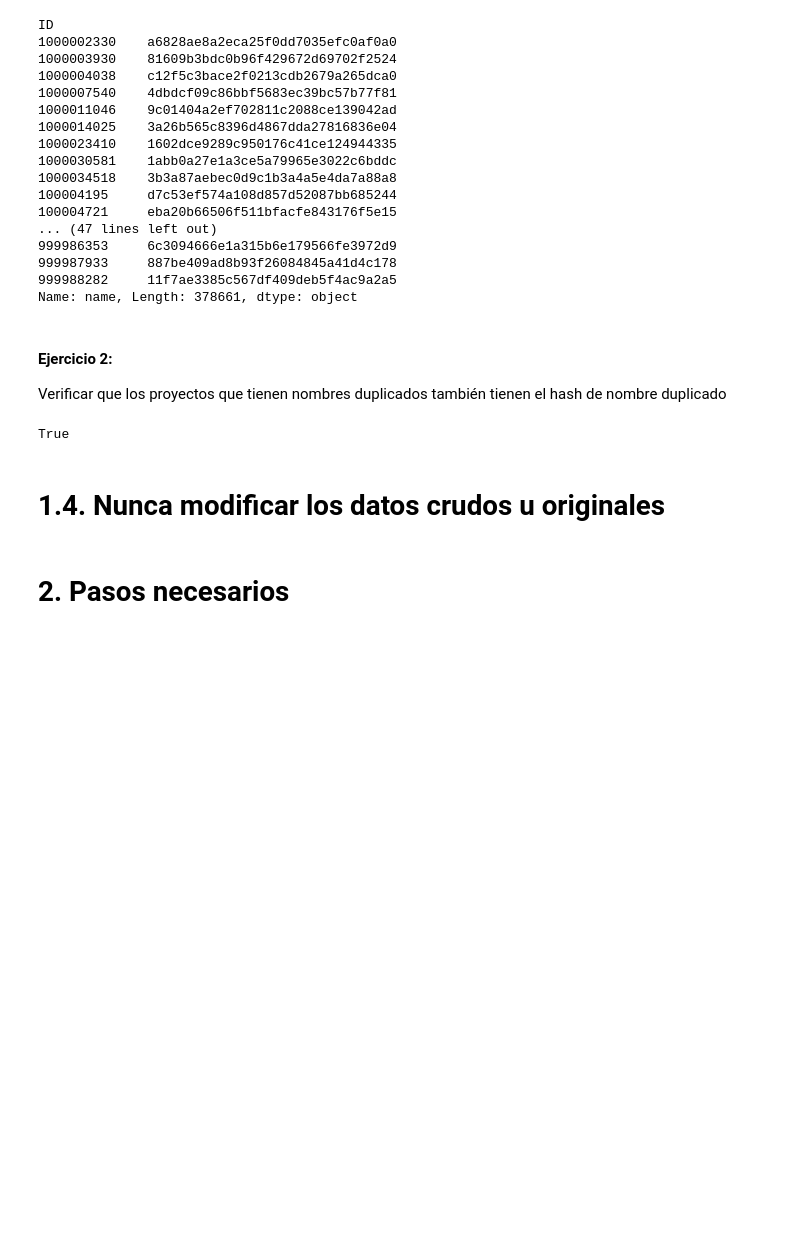
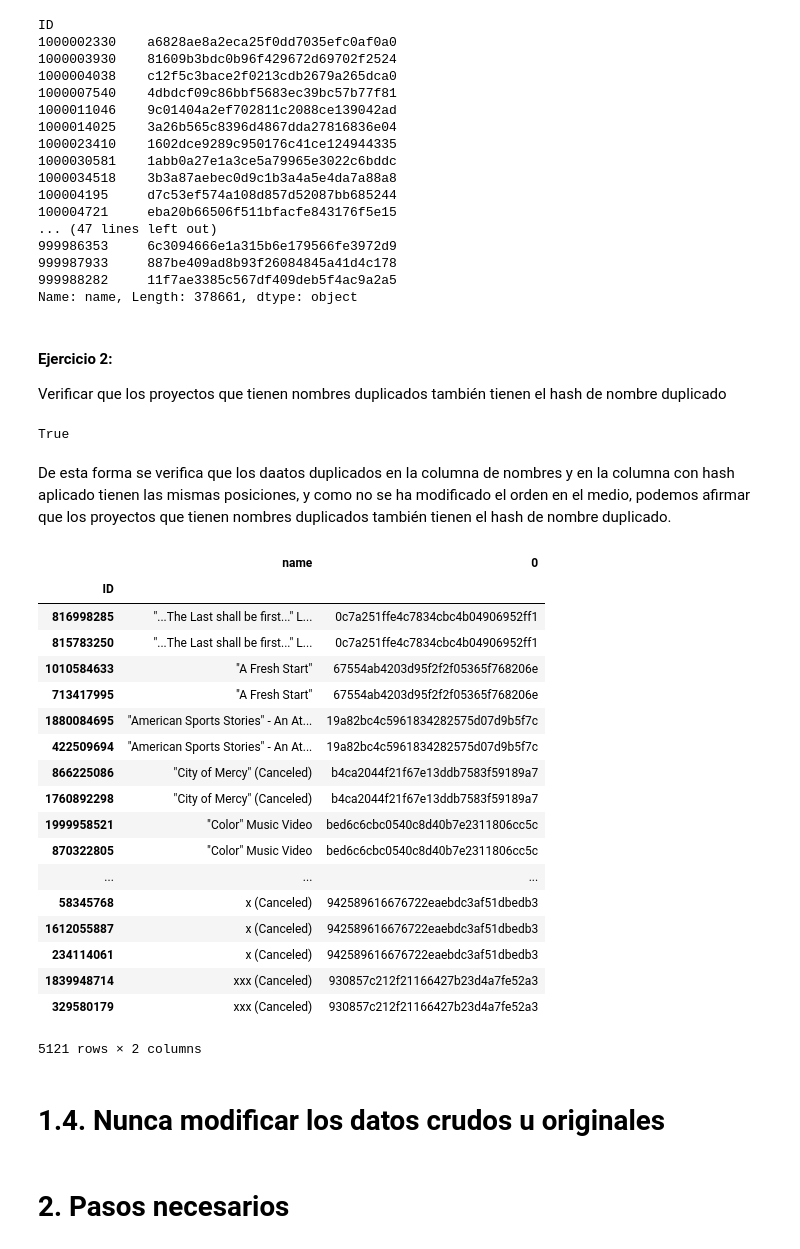
Before and after one commit to joaco18/Diplo_Datos_Exploraci-nyCuraci-n, a Jupyter notebook: notebooks/Limpieza.ipynb, the cells around one changed output. Drawn from its saved outputs; the diff is of its cells as text; code cells hidden in the pictures; blank space fills up the shorter version.

```diff
--- a/notebooks/Limpieza.ipynb
+++ b/notebooks/Limpieza.ipynb
@@ -470,6 +469,32 @@ dupl = kickstarter_2018['name'].apply(hashit)
 np.array_equal(kickstarter_2018.name.duplicated(keep=False),dupl.duplicated(keep=False))
 # %% [output]
 True
+# %% [markdown]
+De esta forma se verifica que los daatos duplicados en la columna de nombres y en la columna con hash aplicado tienen las mismas posiciones, y como no se ha modificado el orden en el medio, podemos afirmar que los proyectos que tienen nombres duplicados también tienen el hash de nombre duplicado.
+# %%
+dupl = dupl.rename( columns={"name" : "hash"})
+Muestra = pd.concat([kickstarter_2018.name[kickstarter_2018.name.duplicated(keep=False)],dupl[dupl.duplicated(keep=False)]], axis=1)
+Muestra.sort_values('name')
+# %% [output]
+|  | name | 0 |
+| ID |  |  |
+| 816998285 | "...The Last shall be first..." L... | 0c7a251ffe4c7834cbc4b04906952ff1 |
+| 815783250 | "...The Last shall be first..." L... | 0c7a251ffe4c7834cbc4b04906952ff1 |
+| 1010584633 | "A Fresh Start" | 67554ab4203d95f2f2f05365f768206e |
+| 713417995 | "A Fresh Start" | 67554ab4203d95f2f2f05365f768206e |
+| 1880084695 | "American Sports Stories" - An At... | 19a82bc4c5961834282575d07d9b5f7c |
+| 422509694 | "American Sports Stories" - An At... | 19a82bc4c5961834282575d07d9b5f7c |
+| 866225086 | "City of Mercy" (Canceled) | b4ca2044f21f67e13ddb7583f59189a7 |
+| 1760892298 | "City of Mercy" (Canceled) | b4ca2044f21f67e13ddb7583f59189a7 |
+| 1999958521 | "Color" Music Video | bed6c6cbc0540c8d40b7e2311806cc5c |
+| 870322805 | "Color" Music Video | bed6c6cbc0540c8d40b7e2311806cc5c |
+| ... | ... | ... |
+| 58345768 | x (Canceled) | 942589616676722eaebdc3af51dbedb3 |
+| 1612055887 | x (Canceled) | 942589616676722eaebdc3af51dbedb3 |
+| 234114061 | x (Canceled) | 942589616676722eaebdc3af51dbedb3 |
+| 1839948714 | xxx (Canceled) | 930857c212f21166427b23d4a7fe52a3 |
+| 329580179 | xxx (Canceled) | 930857c212f21166427b23d4a7fe52a3 |
+5121 rows × 2 columns
 # %% [markdown]
 # 1.4. Nunca modificar los datos crudos u originales
 # %%
```
Also changed, not shown: parts of 20 cells of this notebook.
